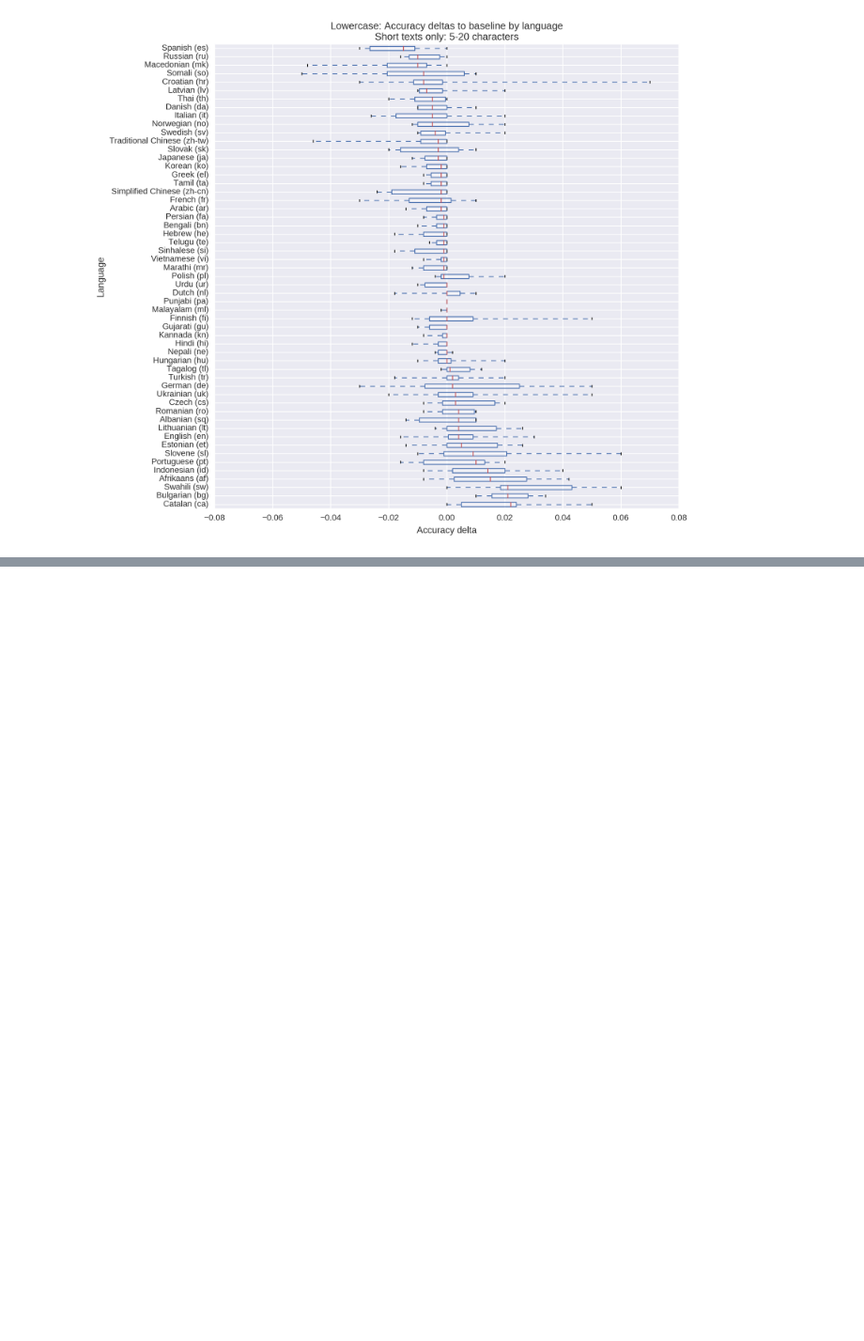
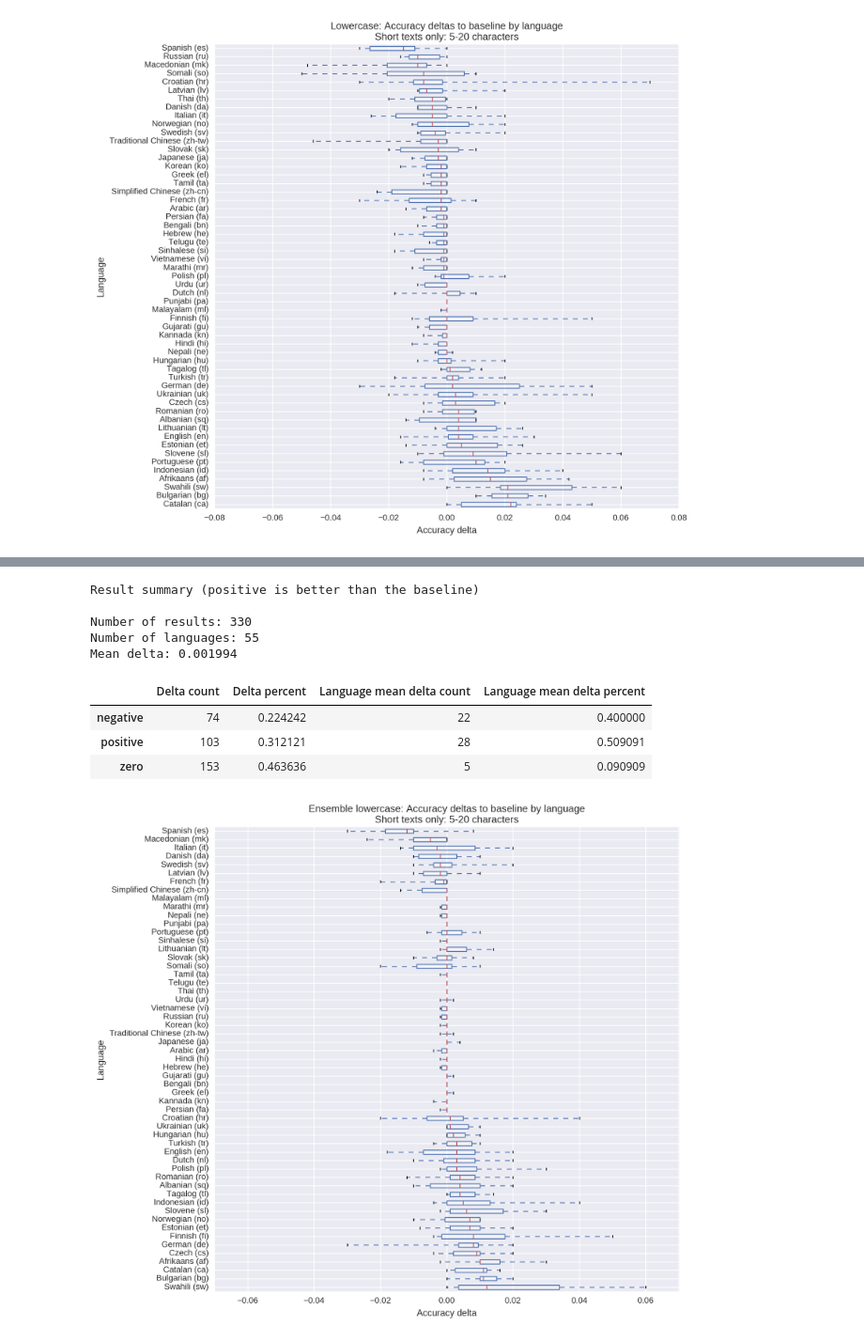
Before and after one commit to Automattic/elasticsearch-langdetect, a Jupyter notebook: experiments/Classification experiments - merged-average baseline.ipynb, the cells around one changed output, grey strips where cells are left out. Shown at 94% size. Cells and saved outputs as stored; diff of their text form; code cells hidden in the pictures; blank space fills up the shorter version.

Commit message:
Add ensemble-lowercase experiment

```diff
--- a/experiments/Classification experiments - merged-average baseline.ipynb
+++ b/experiments/Classification experiments - merged-average baseline.ipynb
@@ -240,0 +268,14 @@ Mean delta: 0.000406
+# %%
+ensemble_lowercase_results = read_results('results/ensemble-lowercase.csv')
+plot_accuracy_deltas_by_language(baseline_results, ensemble_lowercase_results, 'Ensemble lowercase:')
+# %% [output]
+Result summary (positive is better than the baseline)
+
+Number of results: 330
+Number of languages: 55
+Mean delta: 0.001994
+|  | Delta count | Delta percent | Language mean delta count | Language mean delta percent |
+| negative | 74 | 0.224242 | 22 | 0.400000 |
+| positive | 103 | 0.312121 | 28 | 0.509091 |
+| zero | 153 | 0.463636 | 5 | 0.090909 |
+[figure, added]
```
Also changed, not shown: parts of 2 cells of this notebook, 2 other files.
